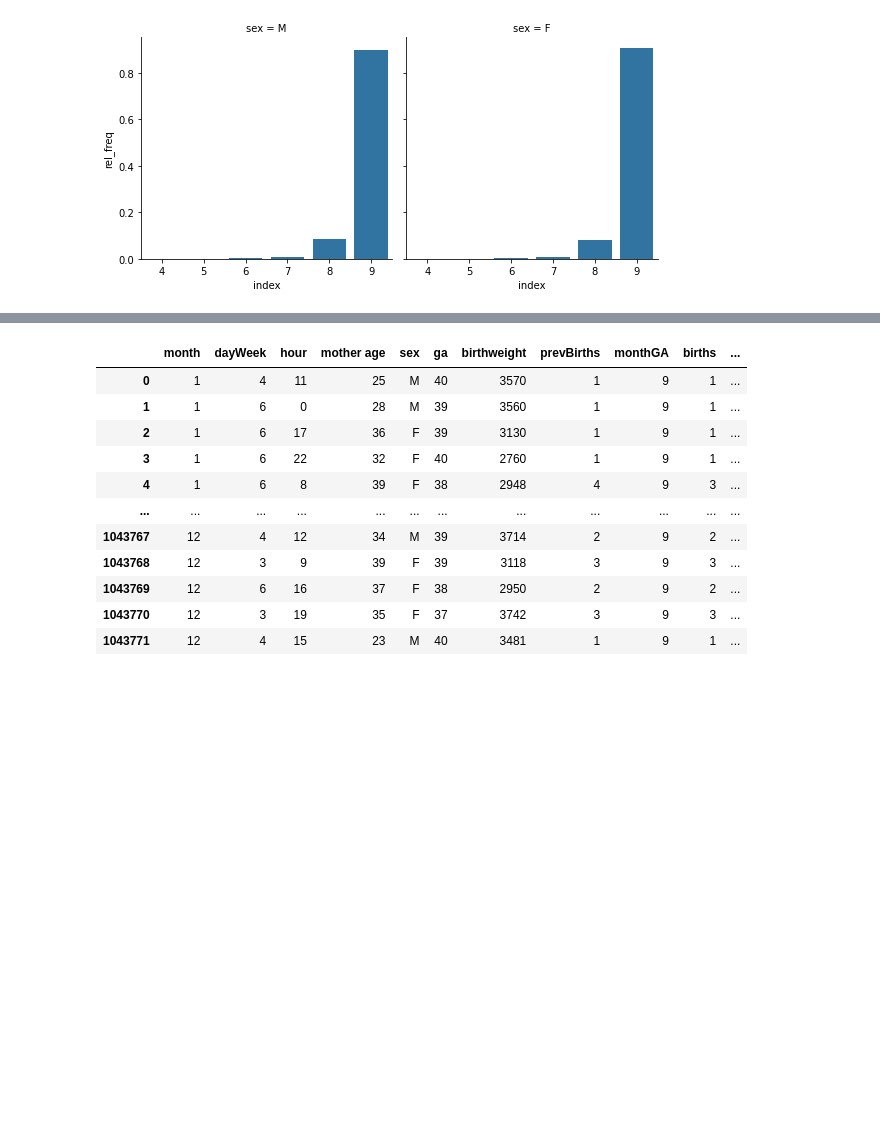
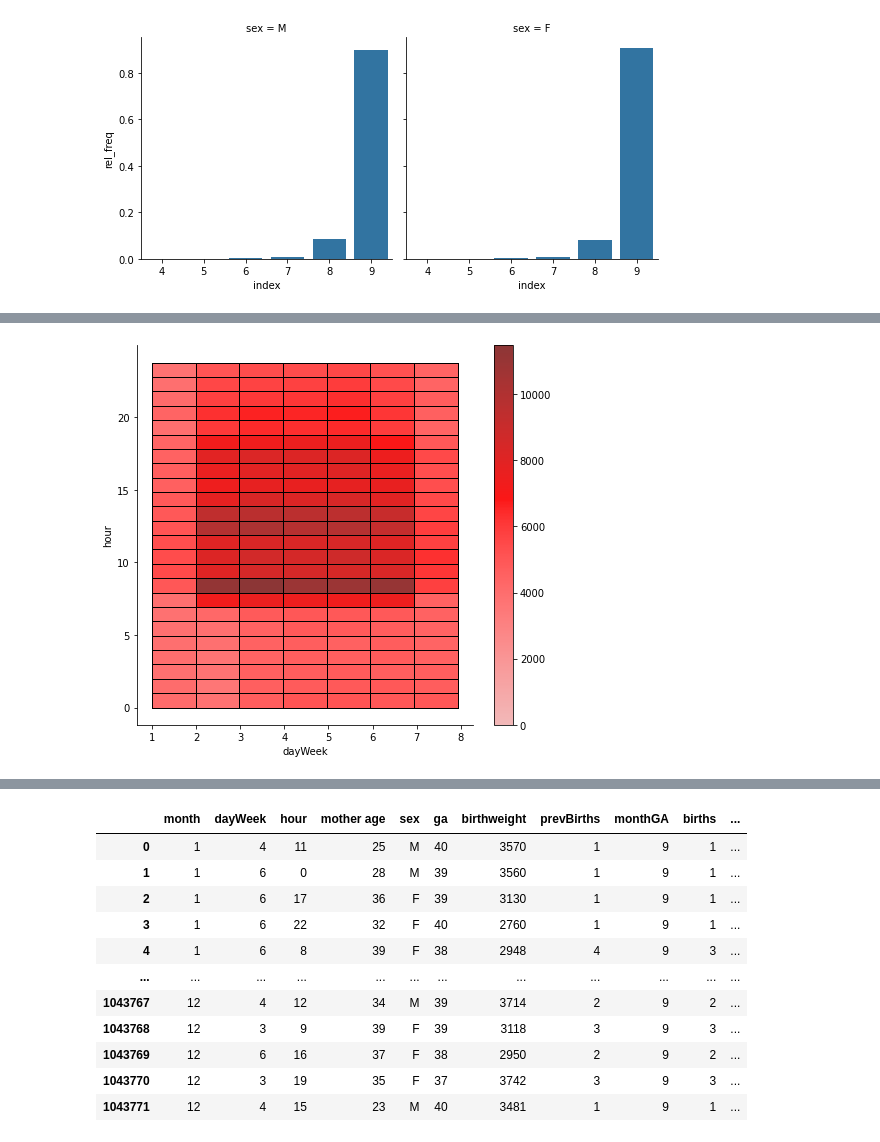
Before and after one commit to marcjmccoy/DATA624_HW4, a Jupyter notebook: hw4_week5 .ipynb, the cells around one changed output, grey strips where cells are left out. Drawn from its saved outputs; the diff is of its cells as text; code cells hidden in the pictures; blank space fills up the shorter version.

```diff
--- a/hw4_week5 .ipynb
+++ b/hw4_week5 .ipynb
@@ -143,3 +146,10 @@ Create a bivarate histogram to display the number of births per hour and week da
+# %%
+df_3 = weightData.groupby(['dayWeek', 'hour']).size().reset_index(name='count')
+
+sns.displot(data=df_3, x="dayWeek", y="hour", weights="count", cbar=True, color='r', height=6, aspect=1.1, binwidth=(0.99, 0.99), edgecolor="black", linewidth=0.5, kind="hist")
+plt.tight_layout()
+# %% [output]
+[figure, added]
 # %% [markdown]
 # Boxplot [22 pts]
 
```
Also changed, not shown: parts of 3 cells of this notebook.
